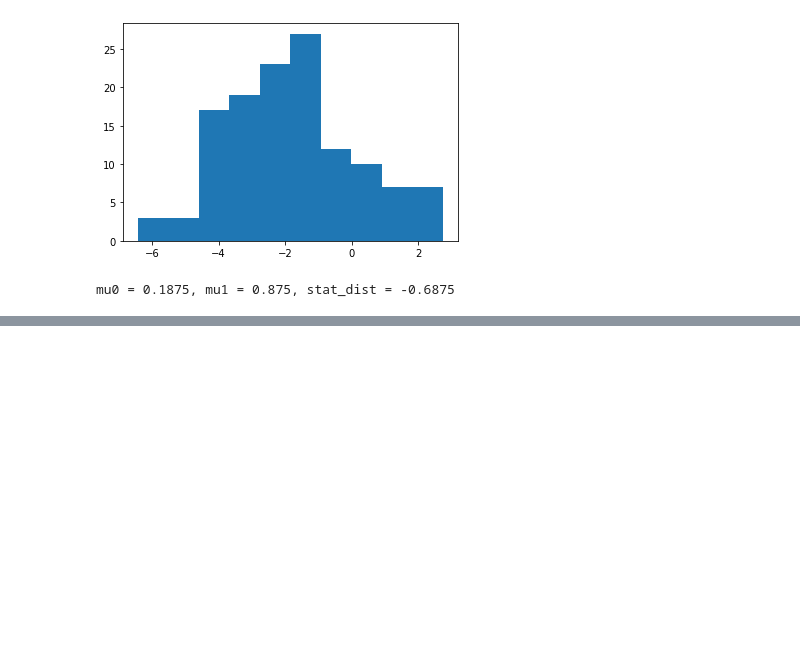
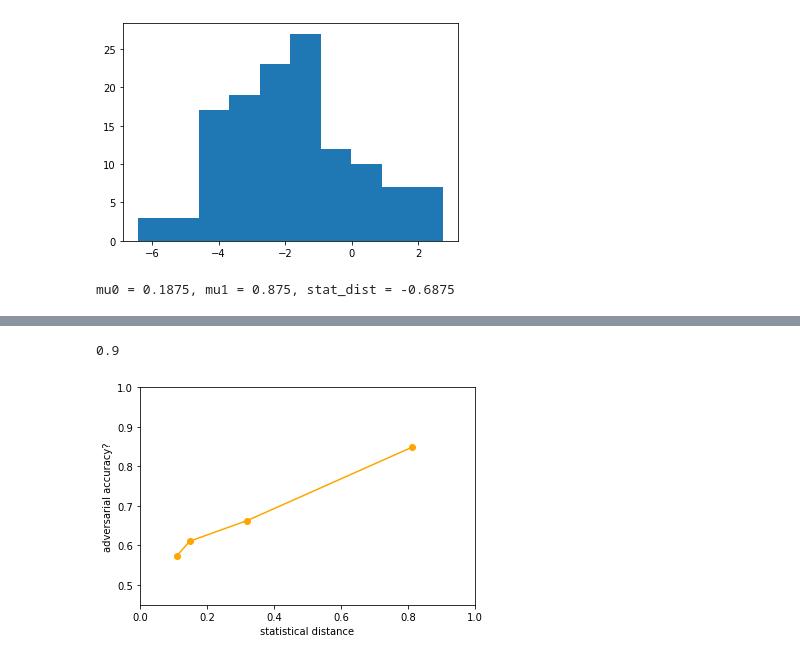
Before and after one commit to jtamanas/FNF4HEP, a Jupyter notebook: CrimeExample.ipynb, the cells around one changed output, grey strips where cells are left out. Cells and saved outputs as stored; diff of their text form; code cells hidden in the pictures; blank space fills up the shorter version.

```diff
--- a/CrimeExample.ipynb
+++ b/CrimeExample.ipynb
@@ -256,3 +299,6 @@ plt.hist((logP_Z1_z0-logP_Z0_z0).detach().numpy())
 print(f'mu0 = {mu_star_0_avg}, mu1 = {mu_star_1_avg}, stat_dist = {stat_dist}')
 # %% [output]
 mu0 = 0.1875, mu1 = 0.875, stat_dist = -0.6875
+# %%
+gammas = [0.001, 0.1, 0.2, 0.9]
+Fairs = []
@@ -258,0 +357,13 @@ mu0 = 0.1875, mu1 = 0.875, stat_dist = -0.6875
+# %%
+data_0_test, labels_0_test, context_0_test = next(iter(label_0_generator_test))
+data_1_test, labels_1_test, context_1_test = next(iter(label_1_generator_test))
+stat_dists=[]
+mu0s_arr=[]
+mu1s_arr=[]
+
+for fair in Fairs:
+    stat_dist, mu0s, mu1s = fair.optimal_adversary(data_0_test, data_1_test, context_0=context_0_test, context_1=context_1_test, probability_flow=probability_flow)
+    mu0s_arr.append(mu0s.sum().item()/len(mu0s))
+    mu1s_arr.append(mu1s.sum().item()/len(mu1s))
+    stat_dists.append(abs(stat_dist.item()))
+print(stat_dists)
@@ -258,0 +372,12 @@ mu0 = 0.1875, mu1 = 0.875, stat_dist = -0.6875
+# %%
+accs = []
+for fair in Fairs:
+    with torch.no_grad():
+        idx = (data_file["context"] == 0).flatten()
+        embedding_0, embedding_1 = fair._embed(
+            data_file["data"][idx], data_file["data"][~idx])
+
+    acc_test = EmpiricalStatisticalDistance(
+        embedding_0, embedding_1, hidden_dim=64, n_layers=5, n_epochs=100, report_accuracy=True
+    )
+    accs.append(acc_test)
@@ -258,0 +393,13 @@ mu0 = 0.1875, mu1 = 0.875, stat_dist = -0.6875
+# %%
+Fairs[3].gamma
+# %% [output]
+0.9
+# %%
+plt.plot(stat_dists, accs, '-o', color='orange')
+plt.xlim(0,1)
+plt.ylim(0.45,1)
+plt.xlabel('statistical distance')
+plt.ylabel('adversarial accuracy?')
+plt.show()
+# %% [output]
+[figure, added]
```
Also changed, not shown: parts of 15 cells of this notebook, 3 other files.
